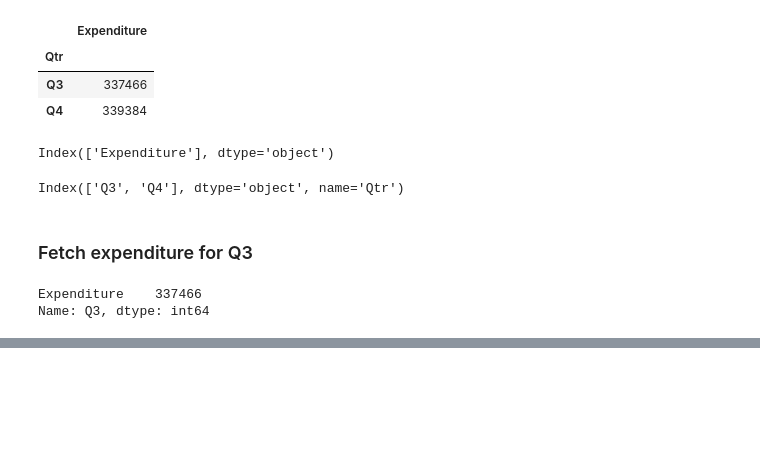
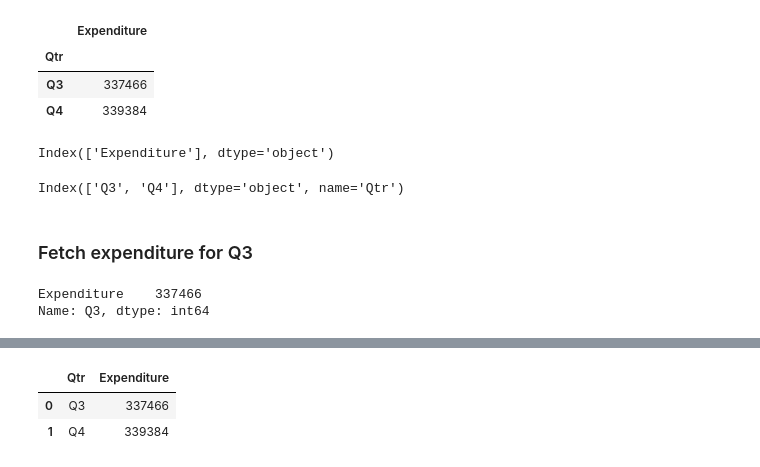
Before and after one commit to asarfraaz/Advanced_Python_Jun2k24, a Jupyter notebook: Sales/Pandas_Toys.ipynb, the cells around one changed output, grey strips where cells are left out. Drawn from its saved outputs; the diff is of its cells as text; code cells hidden in the pictures; blank space fills up the shorter version.

Commit message:
aggregating expenses per quarter

```diff
--- a/Sales/Pandas_Toys.ipynb
+++ b/Sales/Pandas_Toys.ipynb
@@ -245,0 +327,9 @@ Name: Q3, dtype: int64
+# %%
+df = pd.read_csv(filepath, parse_dates=['Month'])
+df.loc[:, 'Qtr'] = df.apply(lambda row: f'Q{row.Month.quarter}', axis=1)
+dfq_new = df[ ['Expenditure', 'Qtr'] ].groupby('Qtr').sum().reset_index()
+dfq_new
+# %% [output]
+|  | Qtr | Expenditure |
+| 0 | Q3 | 337466 |
+| 1 | Q4 | 339384 |
```
Also changed, not shown: parts of 15 cells of this notebook.
